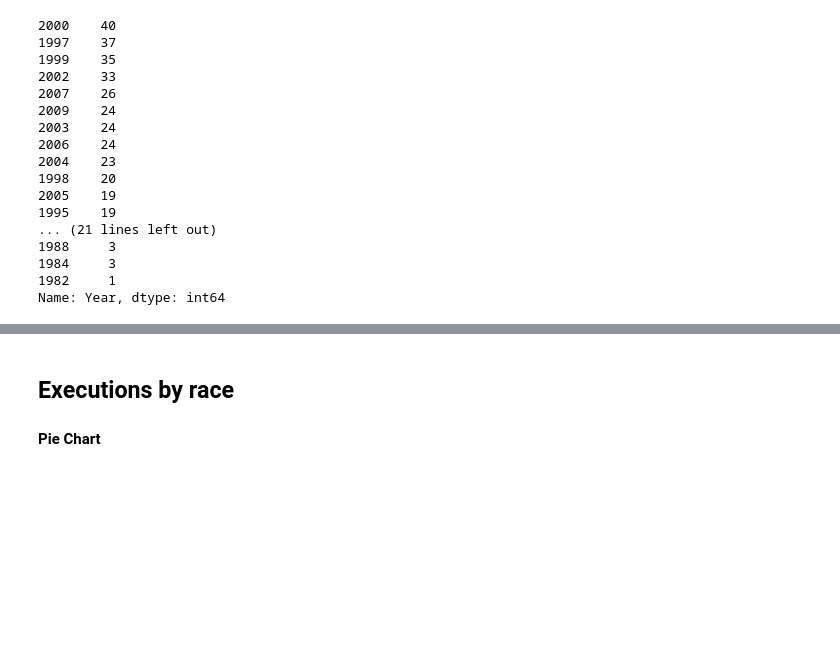
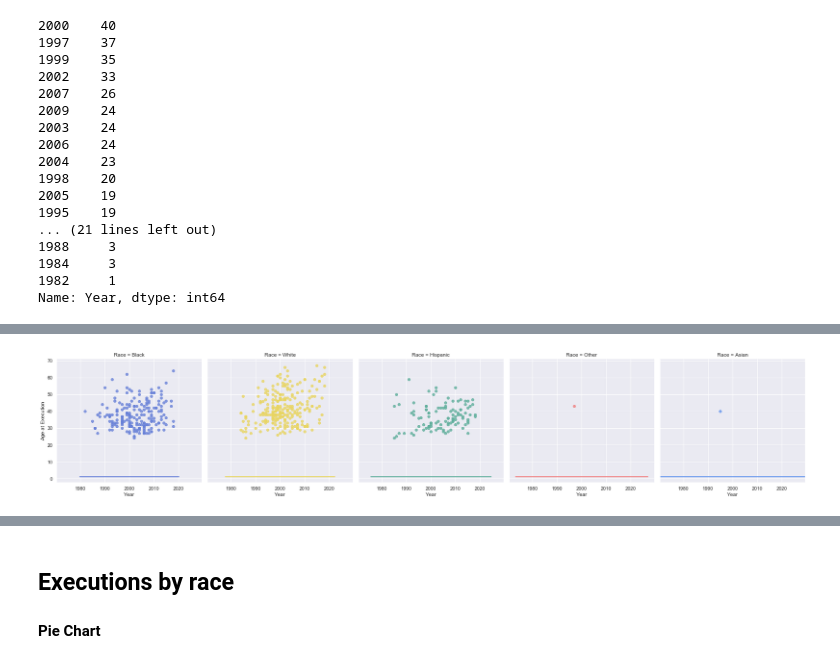
Before and after one commit to aow207/data-studio-projects, a Jupyter notebook: Famous Last Words/Last Words.ipynb, the cells around one changed output, grey strips where cells are left out. Saved outputs shown, nothing was run; the diff lists cells and outputs as text; code cells hidden in the pictures; blank space fills up the shorter version.

```diff
--- a/Famous Last Words/Last Words.ipynb
+++ b/Famous Last Words/Last Words.ipynb
@@ -99,0 +131,8 @@ Name: Year, dtype: int64
+# %%
+# Race x Age at Exec.
+pal = dict(Asian="#6495ED", Other="#F08080", Hispanic="#5EAE9B", White="#E8D561", Black="#6881D8")
+
+g = sns.lmplot(x="Year", y="Age at Execution", col="Race", hue="Race", data=df,
+               palette=pal, y_jitter=.02, logistic=True)
+# %% [output]
+[figure, added]
```
Also changed, not shown: parts of 11 cells of this notebook, 11 other files.
